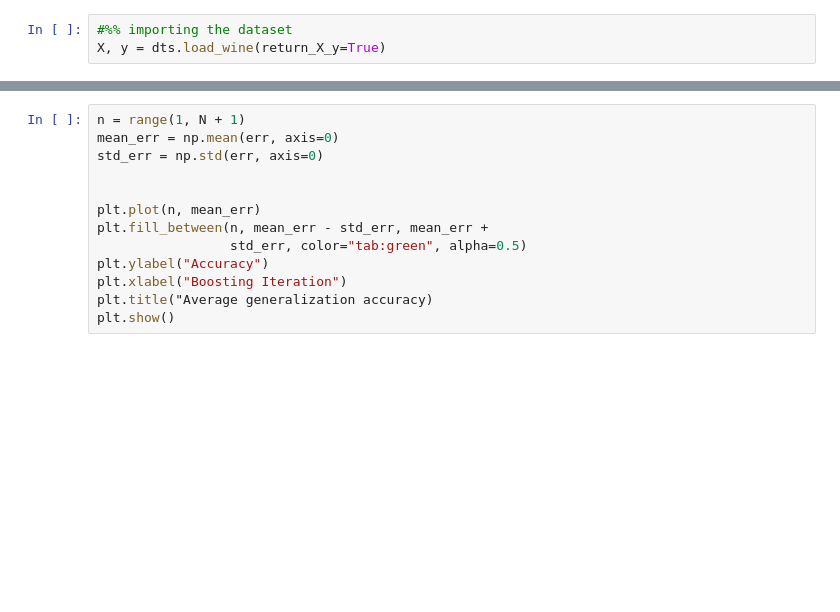
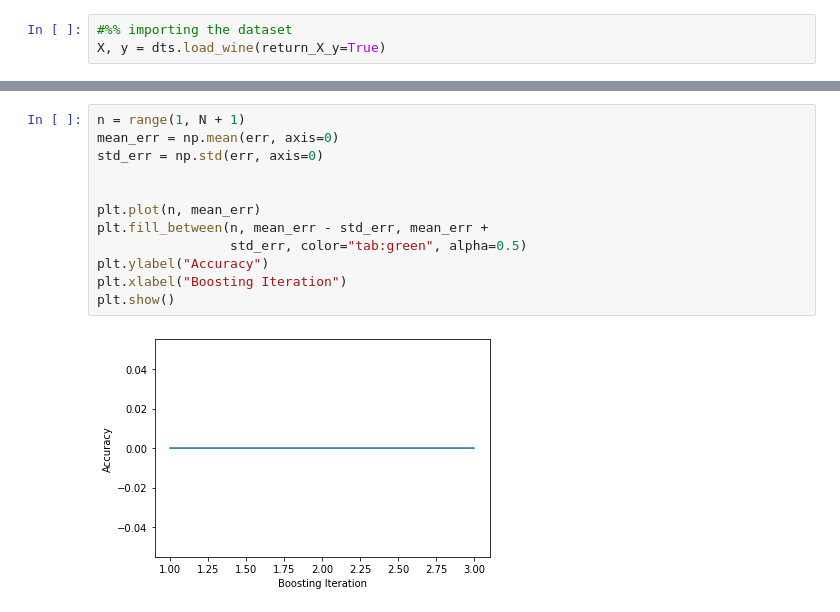
Before and after one commit to samanemami/TFBoostedTree, a Jupyter notebook: examples/Accuracy_plot.ipynb, the cells around one changed output, grey strips where cells are left out. Drawn from its saved outputs; the diff is of its cells as text; blank space fills up the shorter version.

Commit message:
Add files via upload
Plotting the accuracy of the classifier, considering boosting iteration.

```diff
--- a/examples/Accuracy_plot.ipynb
+++ b/examples/Accuracy_plot.ipynb
@@ -55,13 +55,14 @@ KeyboardInterrupt
 # %%
 n = range(1, N + 1)
 mean_err = np.mean(err, axis=0)
 std_err = np.std(err, axis=0)
 
 
 plt.plot(n, mean_err)
 plt.fill_between(n, mean_err - std_err, mean_err +
                  std_err, color="tab:green", alpha=0.5)
 plt.ylabel("Accuracy")
 plt.xlabel("Boosting Iteration")
-plt.title("Average generalization accuracy)
 plt.show()
+# %% [output]
+[figure, added]
```
Also changed, not shown: parts of 1 cell of this notebook.
